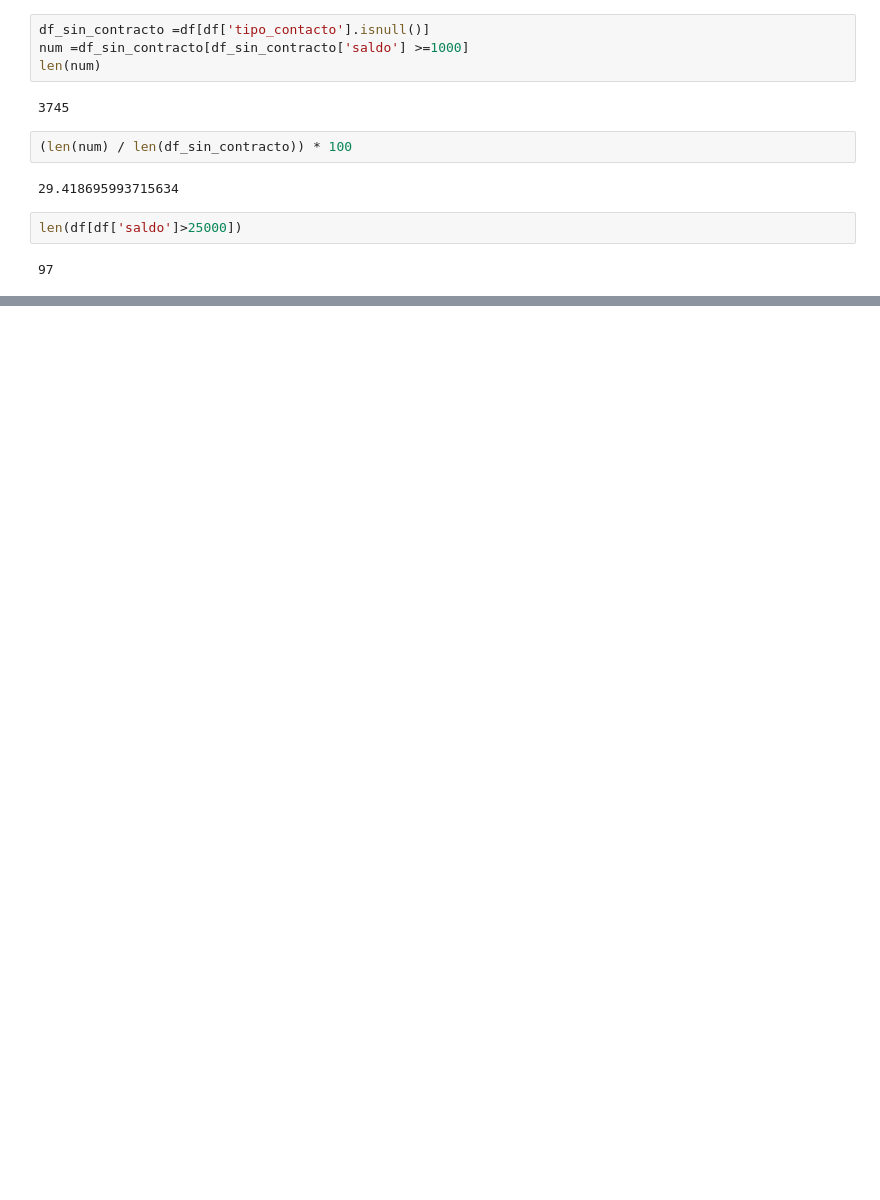
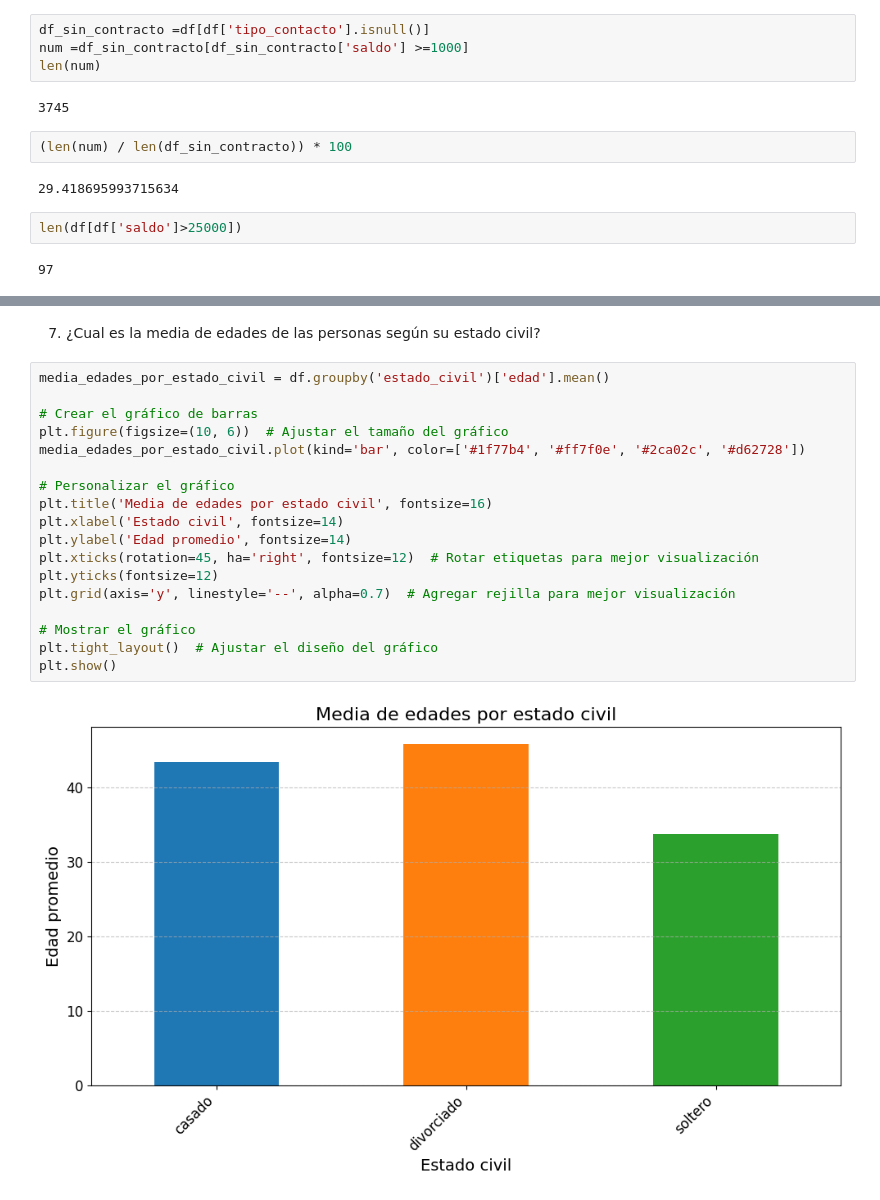
Before and after one commit to guillem-edo/AMACOR_Depositos, a Jupyter notebook: DATA/EDA.ipynb, the cells around one changed output, grey strips where cells are left out. Drawn from its saved outputs; the diff is of its cells as text; blank space fills up the shorter version.

```diff
--- a/DATA/EDA.ipynb
+++ b/DATA/EDA.ipynb
@@ -100,0 +226,22 @@ len(df[df['saldo']>25000])
+# %% [markdown]
+7. ¿Cual es la media de edades de las personas según su estado civil?
+# %%
+media_edades_por_estado_civil = df.groupby('estado_civil')['edad'].mean()
+
+# Crear el gráfico de barras
+plt.figure(figsize=(10, 6))  # Ajustar el tamaño del gráfico
+media_edades_por_estado_civil.plot(kind='bar', color=['#1f77b4', '#ff7f0e', '#2ca02c', '#d62728'])
+
+# Personalizar el gráfico
+plt.title('Media de edades por estado civil', fontsize=16)
+plt.xlabel('Estado civil', fontsize=14)
+plt.ylabel('Edad promedio', fontsize=14)
+plt.xticks(rotation=45, ha='right', fontsize=12)  # Rotar etiquetas para mejor visualización
+plt.yticks(fontsize=12)
+plt.grid(axis='y', linestyle='--', alpha=0.7)  # Agregar rejilla para mejor visualización
+
+# Mostrar el gráfico
+plt.tight_layout()  # Ajustar el diseño del gráfico
+plt.show()
+# %% [output]
+[figure, added]
```
Also changed, not shown: parts of 19 cells of this notebook.
